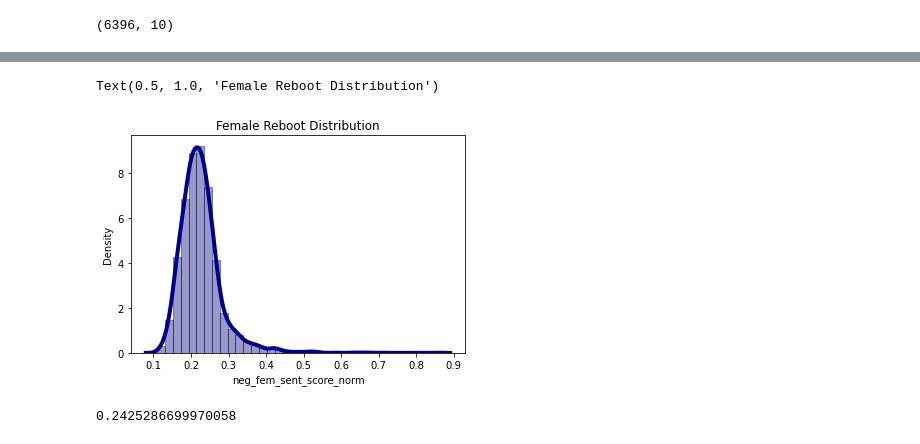
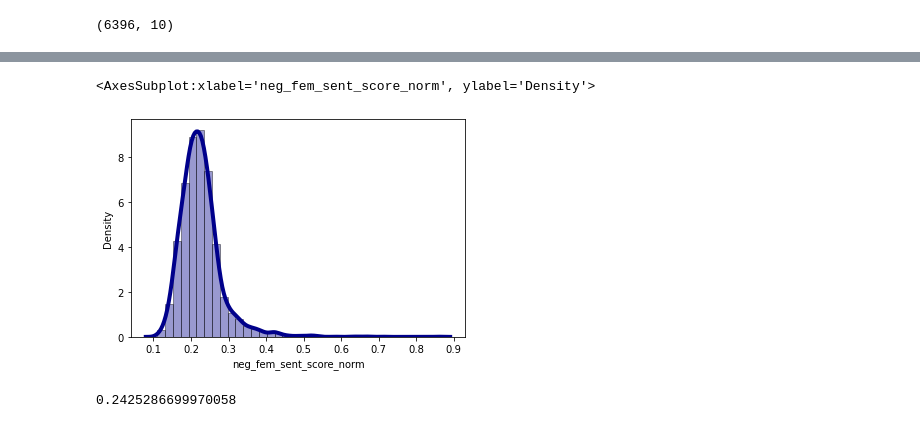
Before and after one commit to ftanveer/Feminism-Sentiment-Analysis, a Jupyter notebook: Female Reboot vs Non_Reboot 2.ipynb, the cells around one changed output, grey strips where cells are left out. Cells and saved outputs as stored; diff of their text form; code cells hidden in the pictures.

```diff
--- a/Female Reboot vs Non_Reboot 2.ipynb
+++ b/Female Reboot vs Non_Reboot 2.ipynb
@@ -948,13 +946,11 @@ Text(0.5, 1.0, 'Female Original Distribution')
 # %%
 sns.distplot(df_3_fr['neg_fem_sent_score_norm'], hist=True, kde=True,
              bins=int(180/5), color = 'darkblue',
              hist_kws={'edgecolor':'black'},
              kde_kws={'linewidth': 4})
-
-plt.title("Female Reboot Distribution")
 # %% [output]
-Text(0.5, 1.0, 'Female Reboot Distribution')
+<AxesSubplot:xlabel='neg_fem_sent_score_norm', ylabel='Density'>
-[figure, old version]
+[figure, new version]
 # %%
 neg_fem_score_reboot = df_3_fr[(df_3_fr["Rating Class"] == 0)]["neg_fem_sent_score_norm"]
 
```
Also changed, not shown: parts of 21 cells of this notebook.
